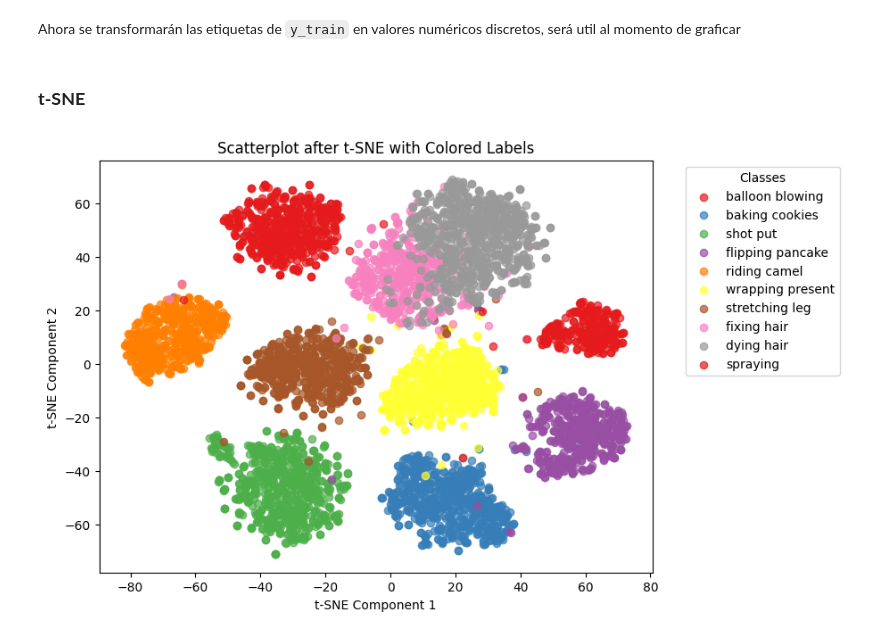
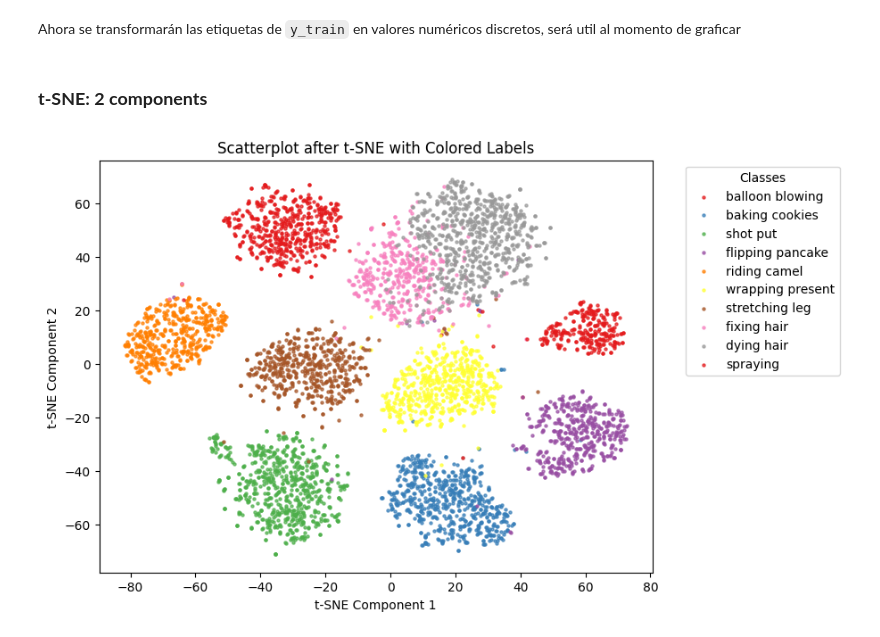
Before and after one commit to nayeli-guzman/clustering-human-activity, a Jupyter notebook: dimensionality-reduction.ipynb, the cells around one changed output. Drawn from its saved outputs; the diff is of its cells as text; code cells hidden in the pictures.

```diff
--- a/dimensionality-reduction.ipynb
+++ b/dimensionality-reduction.ipynb
@@ -241,7 +241,7 @@ Al normalizar los datos, aseguramos que todas las características contribuyan d
 from sklearn.preprocessing import StandardScaler
 
 scaler = StandardScaler()
-X_train_scaled = scaler.fit_transform(X_train)
+X_train_scaled = scaler.fit_transform(X_train_np)
 X_val_scaled = scaler.transform(X_val_np)
 X_test_scaled = scaler.transform(X_test_np)
 # %% [markdown]
@@ -255,23 +255,24 @@ from sklearn.manifold import TSNE
 import seaborn as sns
 import umap
 # %% [markdown]
-### **t-SNE**
+### **t-SNE: 2 components**
 # %%
-tsne = TSNE(n_components=2, learning_rate='auto', init='random', random_state=0, perplexity=10)
-train_tsne = tsne.fit_transform(X_train_scaled)
+tsne2 = TSNE(n_components=2, learning_rate='auto', init='random', random_state=0, perplexity=10)
+train_tsne2 = tsne2.fit_transform(X_train_scaled)
+
 unique_labels = np.unique(train_numeric_labels)
 palette = sns.color_palette("Set1", len(unique_labels))
 
 plt.figure(figsize=(8, 6))
 for i, label in enumerate(unique_labels):
     mask = train_numeric_labels == label
-    plt.scatter(train_tsne[mask, 0], train_tsne[mask, 1],
-                color=palette[i], label=class_names[label], alpha=0.7)
+    plt.scatter(train_tsne2[mask, 0], train_tsne2[mask, 1],
+                color=palette[i], label=class_names[label], alpha=0.7, s=5)
 
 plt.legend(title="Classes", bbox_to_anchor=(1.05, 1), loc='upper left')
 plt.title('Scatterplot after t-SNE with Colored Labels')
 plt.xlabel("t-SNE Component 1")
 plt.ylabel("t-SNE Component 2")
 plt.show()
 # %% [output]
-[figure, old version]
+[figure, new version]
```
Also changed, not shown: parts of 10 cells of this notebook, 14 other files.
